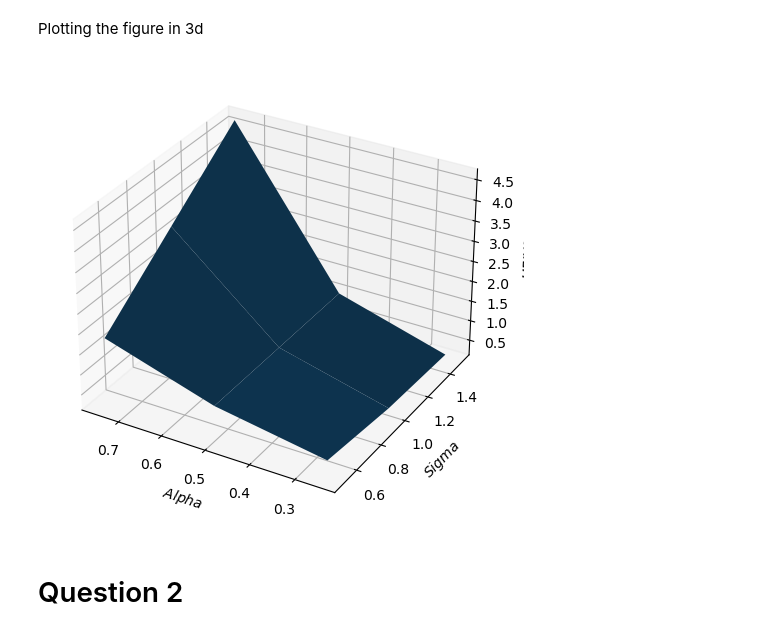
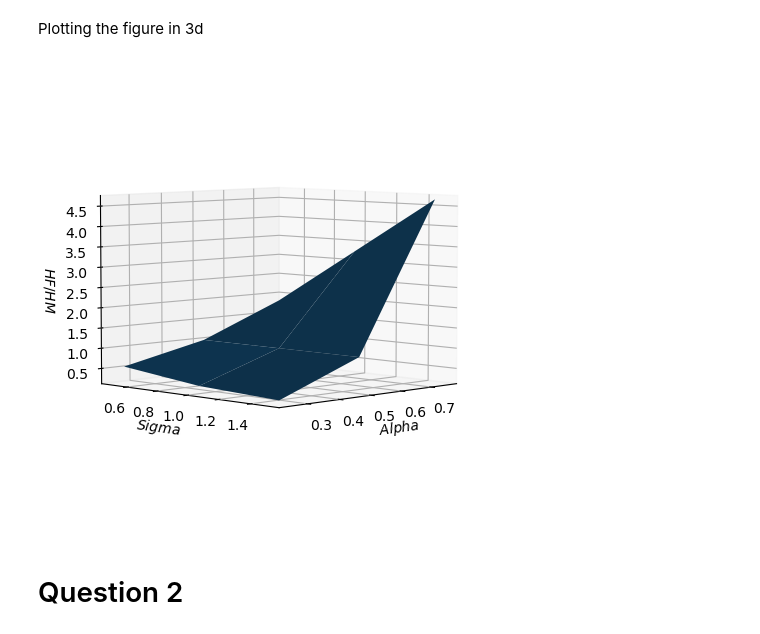
Before and after one commit to NumEconCopenhagen/projects-2023-jacob-per, a Jupyter notebook: inauguralproject/inauguralproject.ipynb, the cells around one changed output. Cells and saved outputs as stored; diff of their text form; code cells hidden in the pictures.

```diff
--- a/inauguralproject/inauguralproject.ipynb
+++ b/inauguralproject/inauguralproject.ipynb
@@ -57,25 +60,29 @@ Plotting the figure in 3d
 # %%
 from matplotlib import cm # for colormaps
 # %matplotlib widget
 
 # a. 3d plot
 fig = plt.figure()
 ax = fig.add_subplot(1,1,1,projection='3d')
 alpha_mesh,sigma_mesh = np.meshgrid(alpha_vec,sigma_vec,indexing='ij')
 ax.plot_surface(alpha_mesh,sigma_mesh,H_ratio)
 
 # b. labels
 ax.set_xlabel('$Alpha$')
 ax.set_ylabel('$Sigma$')
 ax.set_zlabel('$HF/HM$')
 
 # c. invert xaxis
 ax.invert_xaxis()
 
+# d. set view angle and distance
+ax.view_init(elev=5, azim=45, roll=0)
+ax.dist = 11.5
+
 # tight layout
 fig.tight_layout()
 # %% [output]
-[figure, old version]
+[figure, new version]
 # %% [markdown]
 # Question 2
 # %% [markdown]
```
Also changed, not shown: parts of 7 cells of this notebook, 1 other file.
